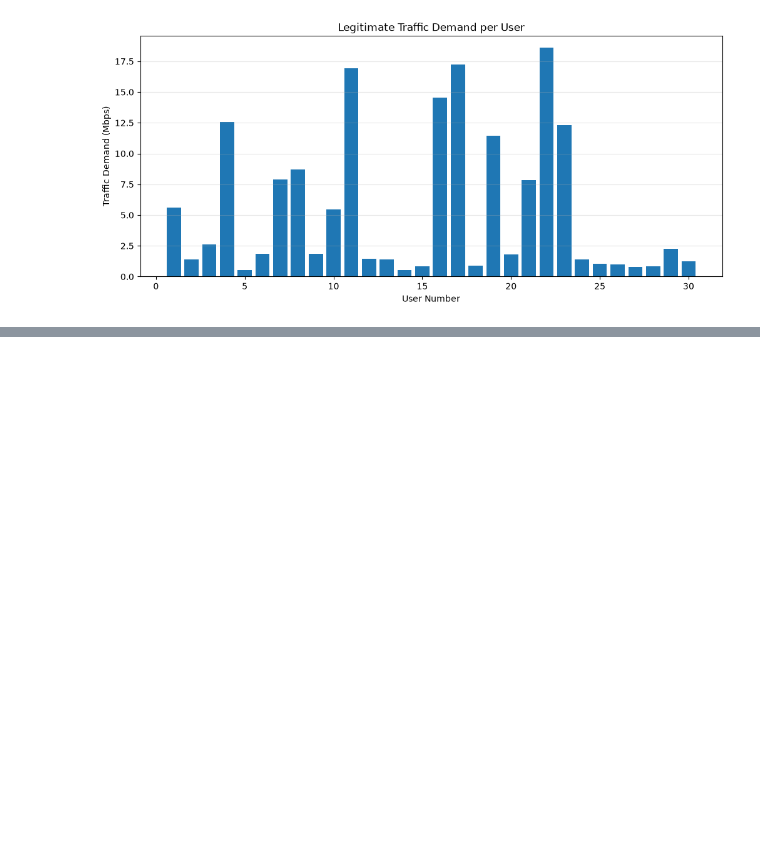
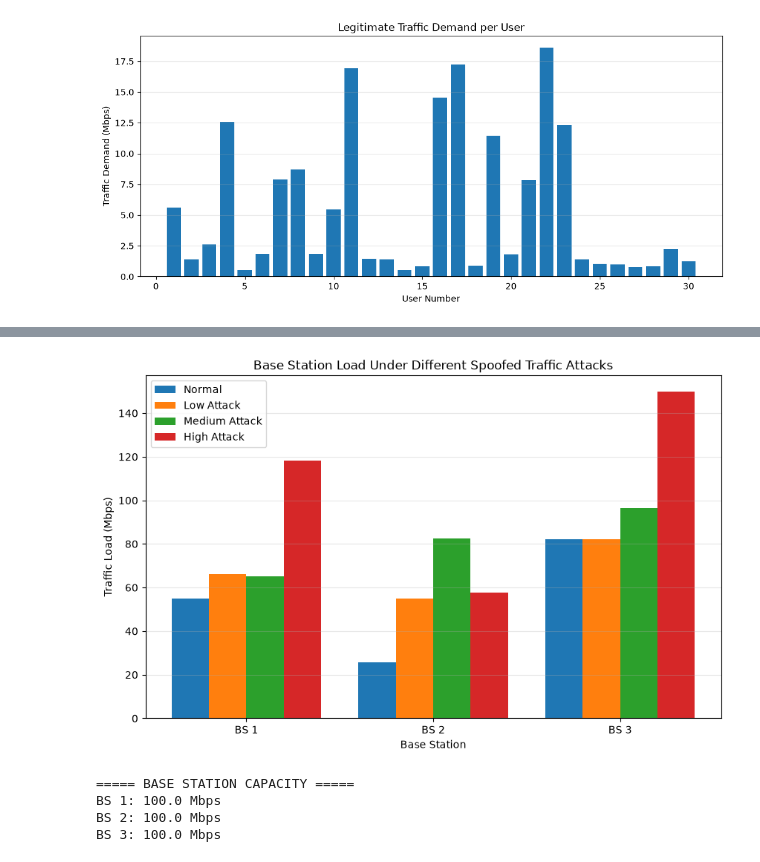
Before and after one commit to Chathuranga630/sionna, a Jupyter notebook: Spoofed_Traffic_v3.ipynb, the cells around one changed output, grey strips where cells are left out. Saved outputs shown, nothing was run; the diff lists cells and outputs as text; code cells hidden in the pictures; blank space fills up the shorter version.

```diff
--- a/Spoofed_Traffic_v3.ipynb
+++ b/Spoofed_Traffic_v3.ipynb
@@ -2106,0 +2317,57 @@ traffic_summary
+# %%
+# STEP 14.7 - Compare Base Station Traffic Under Different Attacks
+
+x = np.arange(num_bs)
+
+width = 0.2
+
+plt.figure(figsize=(10, 6))
+
+for i, scenario in enumerate(scenario_names):
+
+    plt.bar(
+        x + i * width,
+        total_traffic_results[scenario],
+        width,
+        label=scenario
+    )
+
+plt.xticks(
+    x + width * 1.5,
+    [f"BS {i+1}" for i in range(num_bs)]
+)
+
+plt.xlabel("Base Station")
+plt.ylabel("Traffic Load (Mbps)")
+plt.title("Base Station Load Under Different Spoofed Traffic Attacks")
+
+plt.legend()
+
+plt.grid(axis="y", alpha=0.3)
+
+plt.show()
+# %% [output]
+[figure, added]
+# %%
+# ========================================================
+# STEP 15 - Base Station Capacity and Congestion Analysis
+# ========================================================
+# STEP 15.1 - Define Base Station Capacity
+
+bs_capacity = np.full(
+    num_bs,
+    100.0
+)
+
+print("===== BASE STATION CAPACITY =====")
+
+for bs in range(num_bs):
+    print(
+        f"BS {bs+1}: "
+        f"{bs_capacity[bs]:.1f} Mbps"
+    )
+# %% [output]
+===== BASE STATION CAPACITY =====
+BS 1: 100.0 Mbps
+BS 2: 100.0 Mbps
+BS 3: 100.0 Mbps
```
Also changed, not shown: parts of 89 cells of this notebook.
